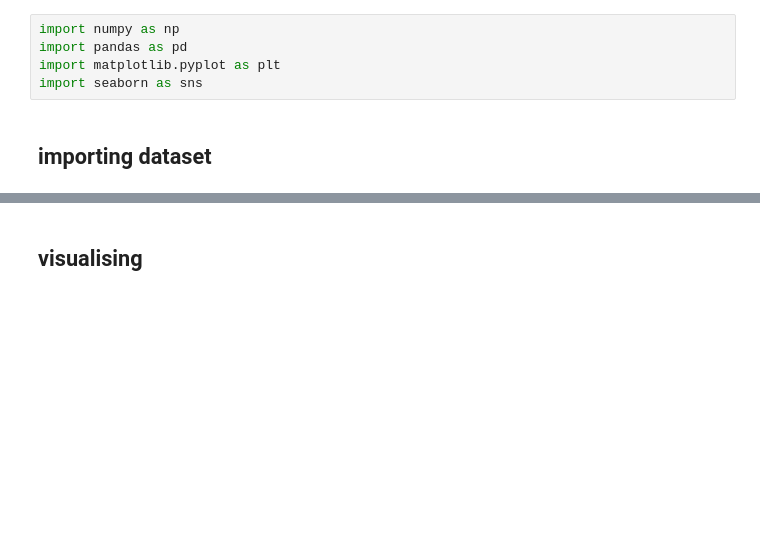
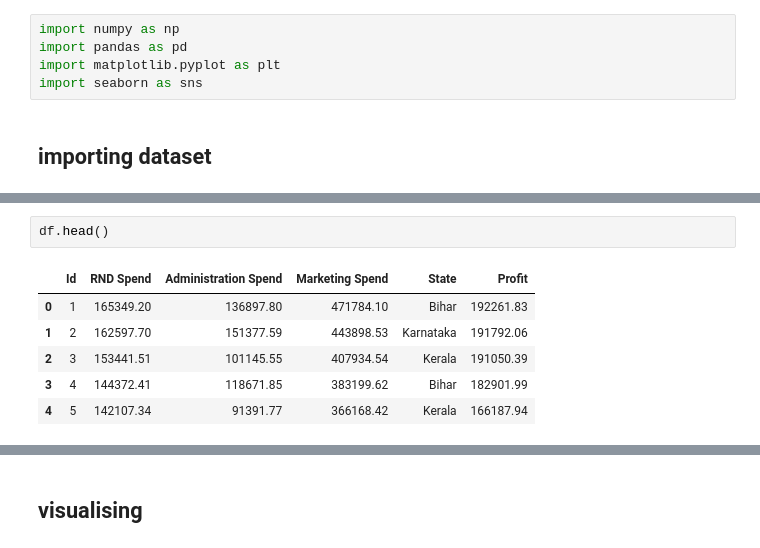
Before and after one commit to ac2302/ai-workshop, a Jupyter notebook: visualisation/main.ipynb, the cells around one changed output, grey strips where cells are left out. Cells and saved outputs as stored; diff of their text form; blank space fills up the shorter version.

```diff
--- a/visualisation/main.ipynb
+++ b/visualisation/main.ipynb
@@ -32,0 +33,9 @@ df
+# %%
+df.head()
+# %% [output]
+|  | Id | RND Spend | Administration Spend | Marketing Spend | State | Profit |
+| 0 | 1 | 165349.20 | 136897.80 | 471784.10 | Bihar | 192261.83 |
+| 1 | 2 | 162597.70 | 151377.59 | 443898.53 | Karnataka | 191792.06 |
+| 2 | 3 | 153441.51 | 101145.55 | 407934.54 | Kerala | 191050.39 |
+| 3 | 4 | 144372.41 | 118671.85 | 383199.62 | Bihar | 182901.99 |
+| 4 | 5 | 142107.34 | 91391.77 | 366168.42 | Kerala | 166187.94 |
```
Also changed, not shown: parts of 11 cells of this notebook, 4 other files.
